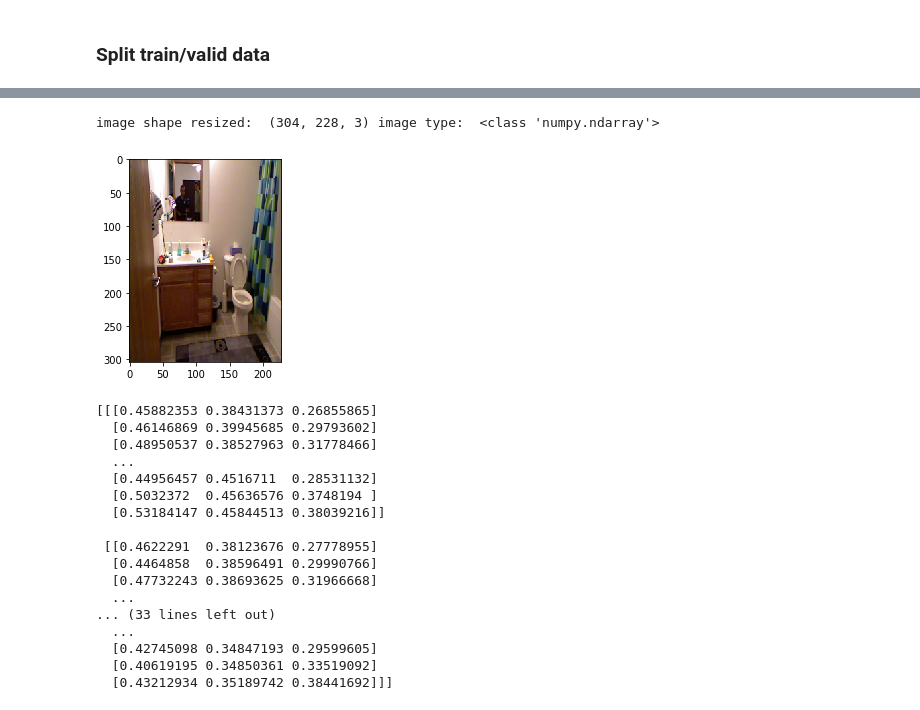
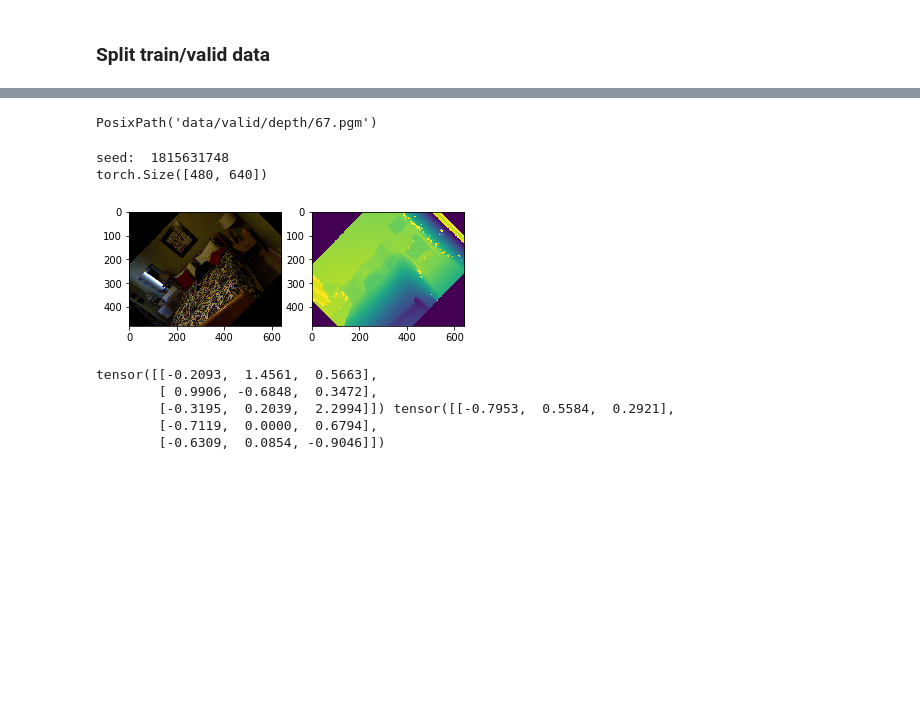
Before and after one commit to shuuchen/depth_eigen, a Jupyter notebook: data_prepare.ipynb, the cells around one changed output, grey strips where cells are left out. Drawn from its saved outputs; the diff is of its cells as text; code cells hidden in the pictures; blank space fills up the shorter version.

```diff
--- a/data_prepare.ipynb
+++ b/data_prepare.ipynb
@@ -205,28 +200,46 @@ image shape resized:  (74, 55) image type:  <class 'numpy.ndarray'>
-# %%
-image = imread(data_dir / 'rgb' / '58.ppm')
-image = transform.resize(image, (304, 228))
-print('image shape resized: ', image.shape, 'image type: ', type(image))
-plt.subplot(122)
-plt.imshow(image)
-plt.show()
-print(image)
-# %% [output]
-image shape resized:  (304, 228, 3) image type:  <class 'numpy.ndarray'>
-[figure, removed]
-[[[0.45882353 0.38431373 0.26855865]
-  [0.46146869 0.39945685 0.29793602]
-  [0.48950537 0.38527963 0.31778466]
-  ...
-  [0.44956457 0.4516711  0.28531132]
-  [0.5032372  0.45636576 0.3748194 ]
-  [0.53184147 0.45844513 0.38039216]]
-
- [[0.4622291  0.38123676 0.27778955]
-  [0.4464858  0.38596491 0.29990766]
-  [0.47732243 0.38693625 0.31966668]
-  ...
-... (33 lines left out)
-  ...
-  [0.42745098 0.34847193 0.29599605]
-  [0.40619195 0.34850361 0.33519092]
-  [0.43212934 0.35189742 0.38441692]]]
+# %%
+shutil.copyfile(valid_rgb / '68.ppm', valid_rgb / '67.ppm')
+shutil.copyfile(valid_depth / '68.pgm', valid_depth / '67.pgm')
+# %% [output]
+PosixPath('data/valid/depth/67.pgm')
+# %%
+from torchvision import transforms
+from PIL import Image
+import torch
+import random
+
+a = Image.open('./data/train/rgb/155.ppm')
+b = Image.open('./data/train/depth/155.pgm')
+
+s = random.randint(0, 2 ** 32)
+print('seed: ', s)
+random.seed(s)
+a = transforms.RandomRotation(50)(a)
+
+random.seed(s)
+b = transforms.RandomRotation(50)(b)
+
+plt.subplot(121)
+plt.imshow(a)
+
+b = transforms.ToTensor()(b).view(480, 640)
+print(b.size())
+plt.subplot(122)
+plt.imshow(b)
+
+plt.show()
+# %% [output]
+seed:  1815631748
+torch.Size([480, 640])
+[figure, added]
+# %%
+a = torch.randn((3, 3))
+b = torch.randn((3, 3))
+b[1, 1] = 0
+print(a, b)
+# %% [output]
+tensor([[-0.2093,  1.4561,  0.5663],
+        [ 0.9906, -0.6848,  0.3472],
+        [-0.3195,  0.2039,  2.2994]]) tensor([[-0.7953,  0.5584,  0.2921],
+        [-0.7119,  0.0000,  0.6794],
+        [-0.6309,  0.0854, -0.9046]])
```
Also changed, not shown: parts of 6 cells of this notebook, 1 other file.
